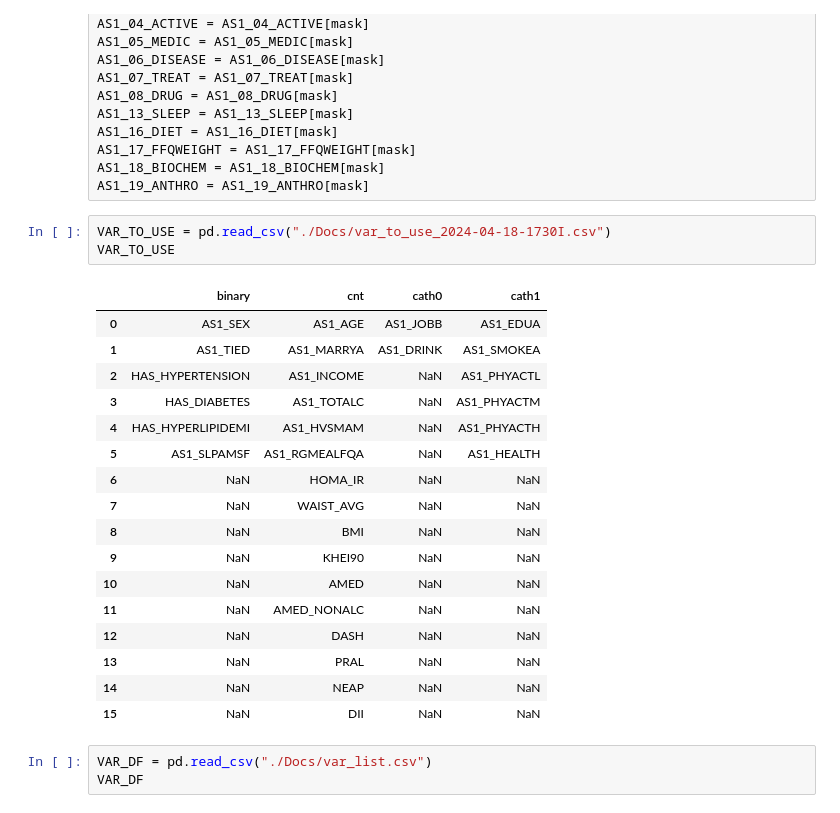
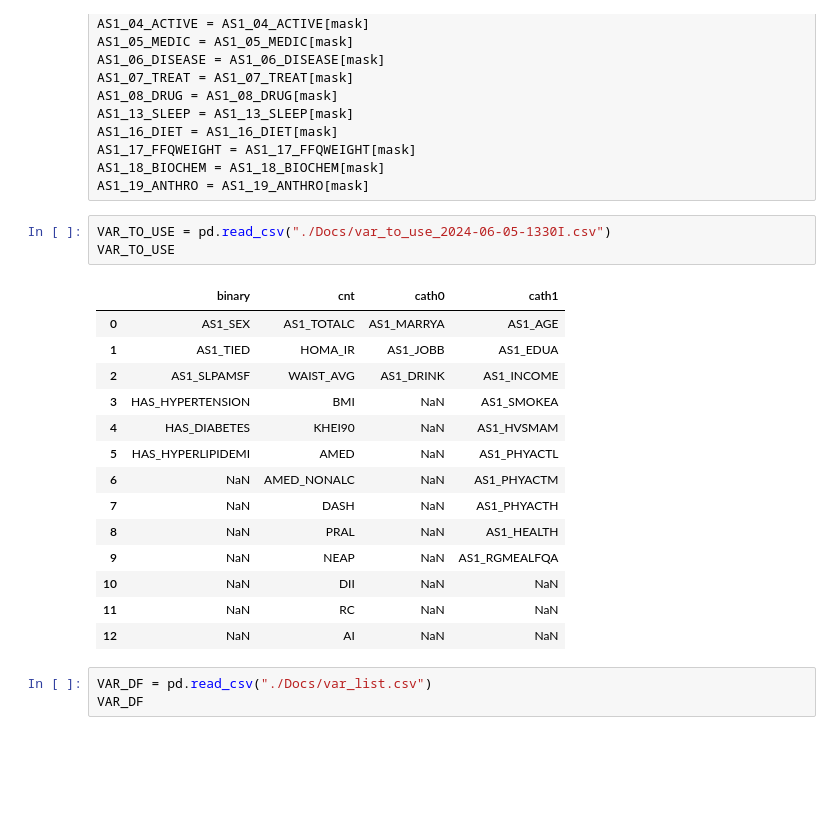
Before and after one commit to SH22Hwang/KoGES_CVD, a Jupyter notebook: ConIndVar.ipynb, the cells around one changed output. Drawn from its saved outputs; the diff is of its cells as text; blank space fills up the shorter version.

```diff
--- a/ConIndVar.ipynb
+++ b/ConIndVar.ipynb
@@ -73,26 +74,23 @@ AS1_17_FFQWEIGHT = AS1_17_FFQWEIGHT[mask]
 AS1_18_BIOCHEM = AS1_18_BIOCHEM[mask]
 AS1_19_ANTHRO = AS1_19_ANTHRO[mask]
 # %%
-VAR_TO_USE = pd.read_csv("./Docs/var_to_use_2024-04-18-1730I.csv")
+VAR_TO_USE = pd.read_csv("./Docs/var_to_use_2024-06-05-1330I.csv")
 VAR_TO_USE
 # %% [output]
 |  | binary | cnt | cath0 | cath1 |
-| 0 | AS1_SEX | AS1_AGE | AS1_JOBB | AS1_EDUA |
-| 1 | AS1_TIED | AS1_MARRYA | AS1_DRINK | AS1_SMOKEA |
-| 2 | HAS_HYPERTENSION | AS1_INCOME | NaN | AS1_PHYACTL |
-| 3 | HAS_DIABETES | AS1_TOTALC | NaN | AS1_PHYACTM |
-| 4 | HAS_HYPERLIPIDEMI | AS1_HVSMAM | NaN | AS1_PHYACTH |
-| 5 | AS1_SLPAMSF | AS1_RGMEALFQA | NaN | AS1_HEALTH |
-| 6 | NaN | HOMA_IR | NaN | NaN |
-| 7 | NaN | WAIST_AVG | NaN | NaN |
-| 8 | NaN | BMI | NaN | NaN |
-| 9 | NaN | KHEI90 | NaN | NaN |
-| 10 | NaN | AMED | NaN | NaN |
-| 11 | NaN | AMED_NONALC | NaN | NaN |
-| 12 | NaN | DASH | NaN | NaN |
-| 13 | NaN | PRAL | NaN | NaN |
-| 14 | NaN | NEAP | NaN | NaN |
-| 15 | NaN | DII | NaN | NaN |
+| 0 | AS1_SEX | AS1_TOTALC | AS1_MARRYA | AS1_AGE |
+| 1 | AS1_TIED | HOMA_IR | AS1_JOBB | AS1_EDUA |
+| 2 | AS1_SLPAMSF | WAIST_AVG | AS1_DRINK | AS1_INCOME |
+| 3 | HAS_HYPERTENSION | BMI | NaN | AS1_SMOKEA |
+| 4 | HAS_DIABETES | KHEI90 | NaN | AS1_HVSMAM |
+| 5 | HAS_HYPERLIPIDEMI | AMED | NaN | AS1_PHYACTL |
+| 6 | NaN | AMED_NONALC | NaN | AS1_PHYACTM |
+| 7 | NaN | DASH | NaN | AS1_PHYACTH |
+| 8 | NaN | PRAL | NaN | AS1_HEALTH |
+| 9 | NaN | NEAP | NaN | AS1_RGMEALFQA |
+| 10 | NaN | DII | NaN | NaN |
+| 11 | NaN | RC | NaN | NaN |
+| 12 | NaN | AI | NaN | NaN |
 # %%
 VAR_DF = pd.read_csv("./Docs/var_list.csv")
 VAR_DF
```
Also changed, not shown: parts of 48 cells of this notebook, 38 other files.
